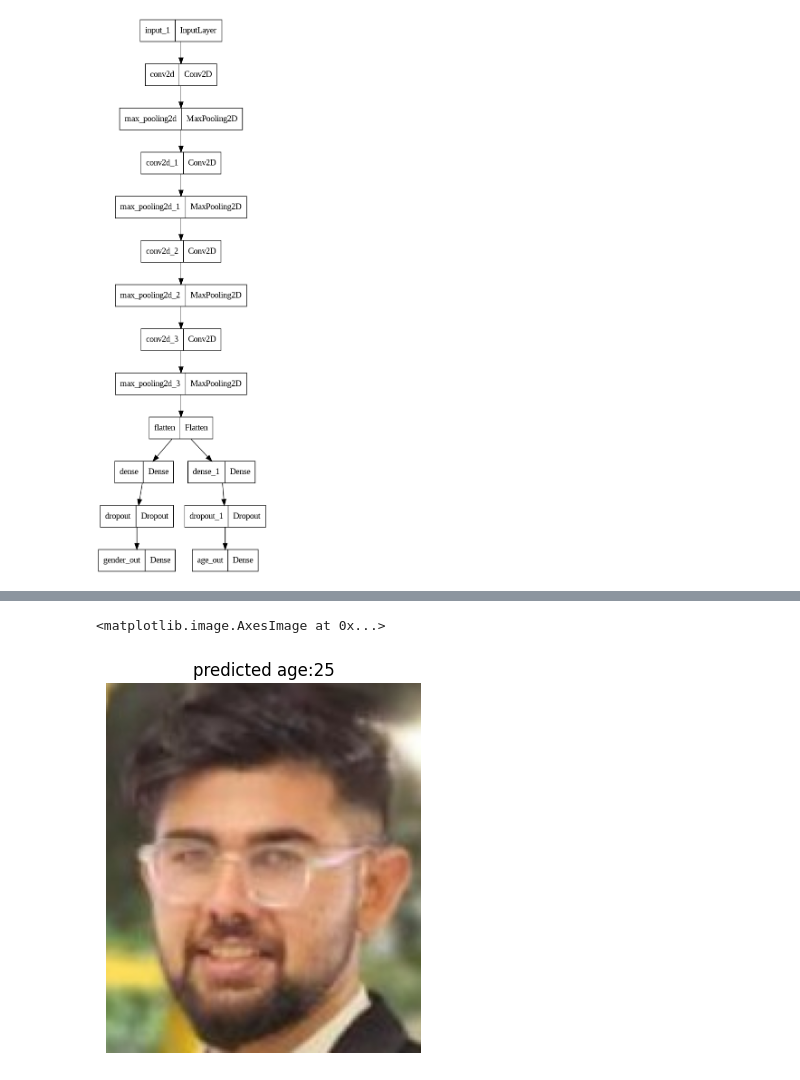
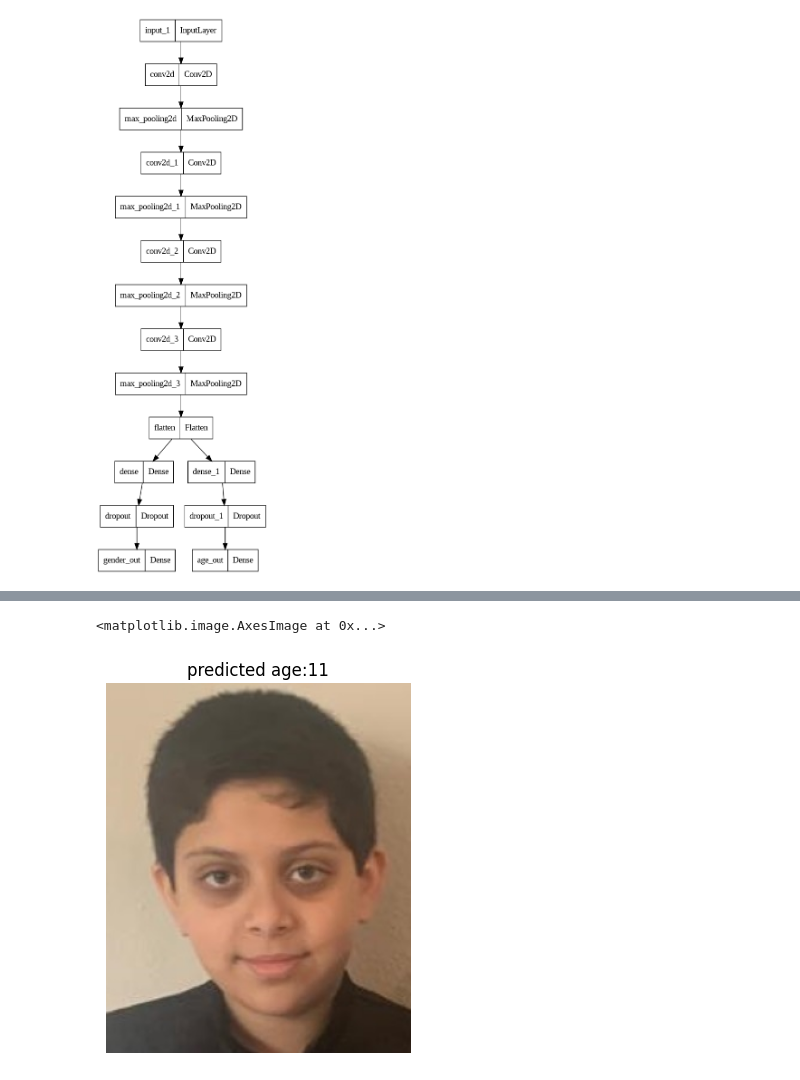
Before and after one commit to amaanhash/Profanity-Filter-for-kids-using-video-sharing-platform, a Jupyter notebook: FaceDetection.ipynb, the cells around one changed output, grey strips where cells are left out. Saved outputs shown, nothing was run; the diff lists cells and outputs as text; code cells hidden in the pictures.

```diff
--- a/FaceDetection.ipynb
+++ b/FaceDetection.ipynb
@@ -132,17 +132,17 @@ conv_1 = Conv2D(32,kernel_size=(3,3),activation = 'relu')(inputs)
 max_1 = MaxPooling2D(pool_size=(2,2))(conv_1)
 conv_2 = Conv2D(64,kernel_size=(3,3),activation = 'relu')(max_1)
 max_2 = MaxPooling2D(pool_size=(2,2))(conv_2)
-conv_3 = Conv2D(128,kernel_size=(3,3),activation = 'relu')(max_2)
+conv_3 = Conv2D(256,kernel_size=(3,3),activation = 'relu')(max_2)
 max_3 = MaxPooling2D(pool_size=(2,2))(conv_3)
-conv_4 = Conv2D(256,kernel_size=(3,3),activation = 'relu')(max_3)
+conv_4 = Conv2D(512,kernel_size=(3,3),activation = 'relu')(max_3)
 max_4 = MaxPooling2D(pool_size=(2,2))(conv_4)
 
 flatten = Flatten()(max_4)
 
 #fully connected layers
 
-dense_1 = Dense(256,activation ='relu')(flatten)
-dense_2 = Dense(256,activation ='relu')(flatten)
+dense_1 = Dense(512,activation ='relu')(flatten)
+dense_2 = Dense(512,activation ='relu')(flatten)
 
 dropout_1 = Dropout(0.3)(dense_1)
 dropout_2 = Dropout(0.3)(dense_2)
@@ -152,8 +152,7 @@ output_2 = Dense(1,activation = 'relu',name='age_out')(dropout_2)
 
 model = Model(inputs=[inputs],outputs = [output_1,output_2])
 
-model.compile(loss=['binary_crossentropy','mae'],
-     optimizer = 'adam',metrics=['accuracy'])
+model.compile(loss='mae', optimizer='adam', metrics=['accuracy'])
 # %%
 from tensorflow.keras.utils import plot_model
 plot_model(model)
@@ -249,7 +248,7 @@ plt.imshow(np.array(load_img(img_to_test)))
 <matplotlib.image.AxesImage at 0x...>
 [figure]
 # %%
-img_to_test ='/content/drive/MyDrive/testimg2.jpg'
+img_to_test ='/content/drive/MyDrive/test5.jpg'
 features = get_image_features(img_to_test)
 pred = model.predict(features)
 
@@ -263,3 +262,3 @@ plt.imshow(np.array(load_img(img_to_test)))
 <matplotlib.image.AxesImage at 0x...>
-[figure, old version]
+[figure, new version]
 # %%
```
Also changed, not shown: parts of 12 cells of this notebook.
